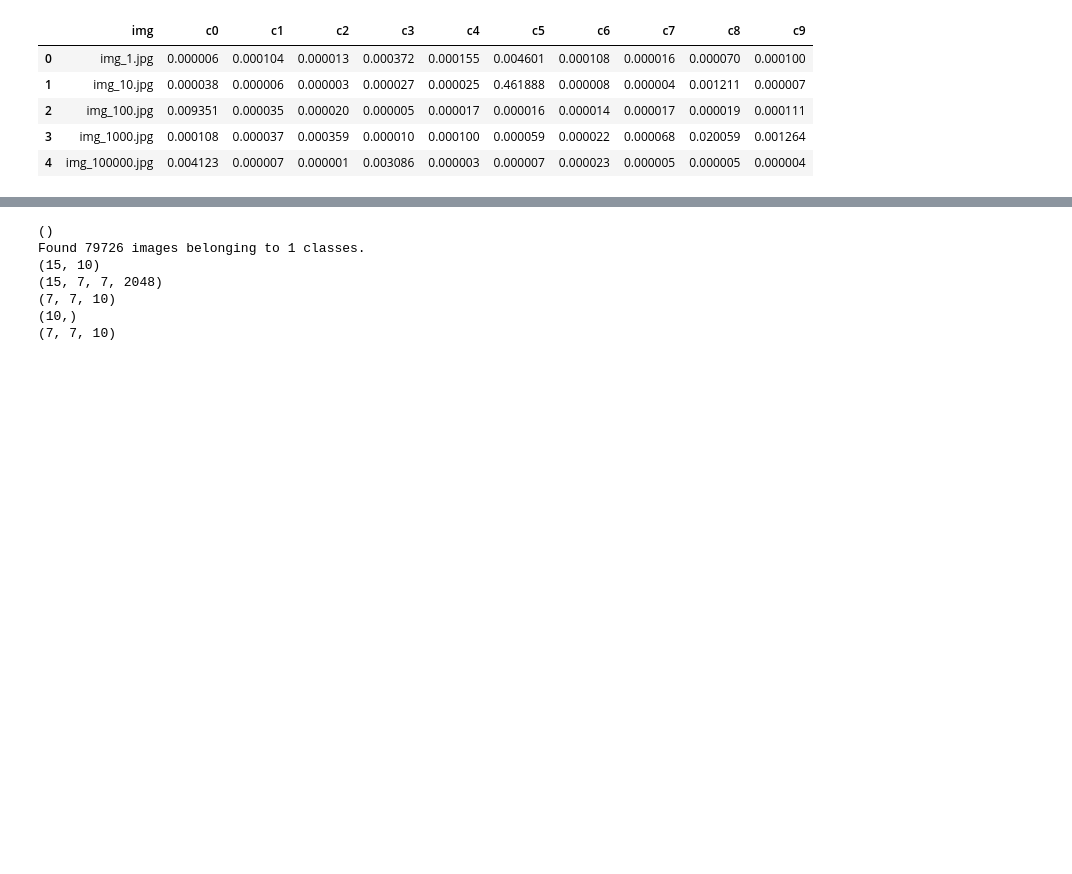
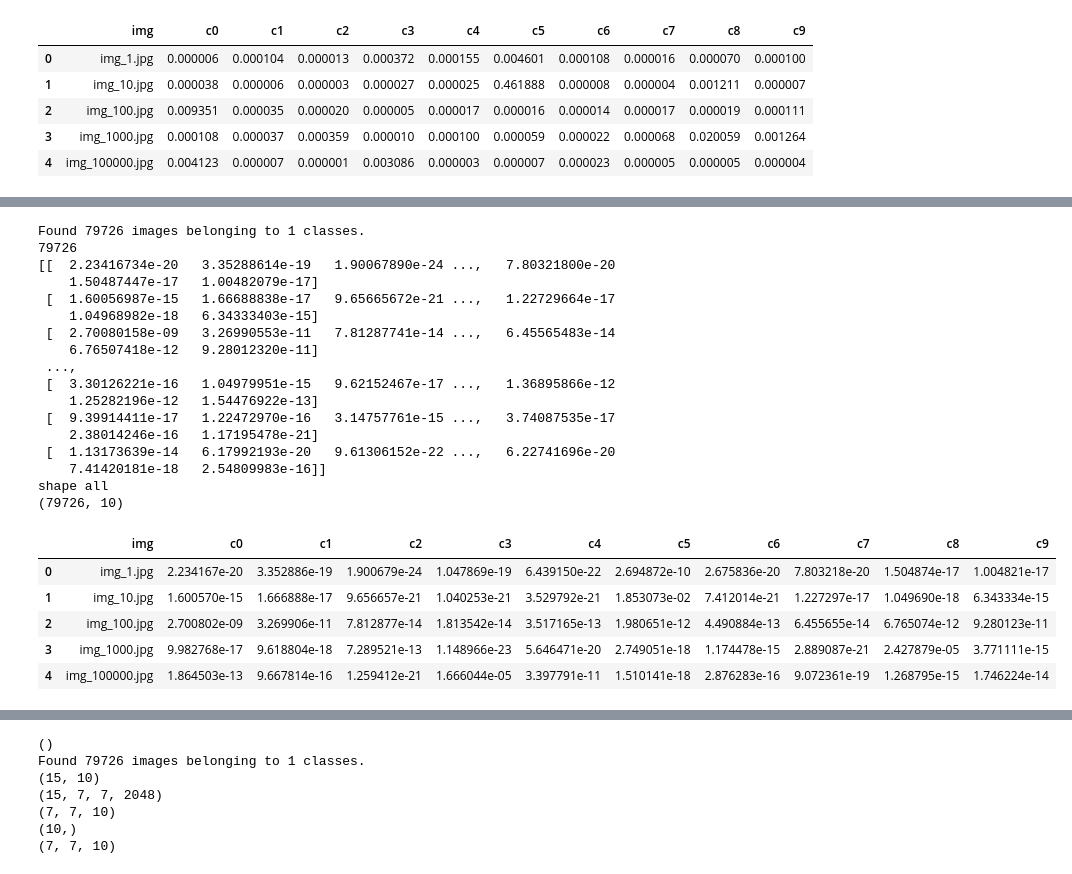
Before and after one commit to rosaann/driver, a Jupyter notebook: driver.ipynb, the cells around one changed output, grey strips where cells are left out. Saved outputs shown, nothing was run; the diff lists cells and outputs as text; code cells hidden in the pictures; blank space fills up the shorter version.

```diff
--- a/driver.ipynb
+++ b/driver.ipynb
@@ -917,0 +985,29 @@ MemoryError:
+# %%
+test_model_2(model, 'pred.csv')
+data = pd.read_csv("pred.csv")
+
+display(data.head())
+# %% [output]
+Found 79726 images belonging to 1 classes.
+79726
+[[  2.23416734e-20   3.35288614e-19   1.90067890e-24 ...,   7.80321800e-20
+    1.50487447e-17   1.00482079e-17]
+ [  1.60056987e-15   1.66688838e-17   9.65665672e-21 ...,   1.22729664e-17
+    1.04968982e-18   6.34333403e-15]
+ [  2.70080158e-09   3.26990553e-11   7.81287741e-14 ...,   6.45565483e-14
+    6.76507418e-12   9.28012320e-11]
+ ...,
+ [  3.30126221e-16   1.04979951e-15   9.62152467e-17 ...,   1.36895866e-12
+    1.25282196e-12   1.54476922e-13]
+ [  9.39914411e-17   1.22472970e-16   3.14757761e-15 ...,   3.74087535e-17
+    2.38014246e-16   1.17195478e-21]
+ [  1.13173639e-14   6.17992193e-20   9.61306152e-22 ...,   6.22741696e-20
+    7.41420181e-18   2.54809983e-16]]
+shape all
+(79726, 10)
+|  | img | c0 | c1 | c2 | c3 | c4 | c5 | c6 | c7 | c8 | c9 |
+| 0 | img_1.jpg | 2.234167e-20 | 3.352886e-19 | 1.900679e-24 | 1.047869e-19 | 6.439150e-22 | 2.694872e-10 | 2.675836e-20 | 7.803218e-20 | 1.504874e-17 | 1.004821e-17 |
+| 1 | img_10.jpg | 1.600570e-15 | 1.666888e-17 | 9.656657e-21 | 1.040253e-21 | 3.529792e-21 | 1.853073e-02 | 7.412014e-21 | 1.227297e-17 | 1.049690e-18 | 6.343334e-15 |
+| 2 | img_100.jpg | 2.700802e-09 | 3.269906e-11 | 7.812877e-14 | 1.813542e-14 | 3.517165e-13 | 1.980651e-12 | 4.490884e-13 | 6.455655e-14 | 6.765074e-12 | 9.280123e-11 |
+| 3 | img_1000.jpg | 9.982768e-17 | 9.618804e-18 | 7.289521e-13 | 1.148966e-23 | 5.646471e-20 | 2.749051e-18 | 1.174478e-15 | 2.889087e-21 | 2.427879e-05 | 3.771111e-15 |
+| 4 | img_100000.jpg | 1.864503e-13 | 9.667814e-16 | 1.259412e-21 | 1.666044e-05 | 3.397791e-11 | 1.510141e-18 | 2.876283e-16 | 9.072361e-19 | 1.268795e-15 | 1.746224e-14 |
```
Also changed, not shown: parts of 9 cells of this notebook.
